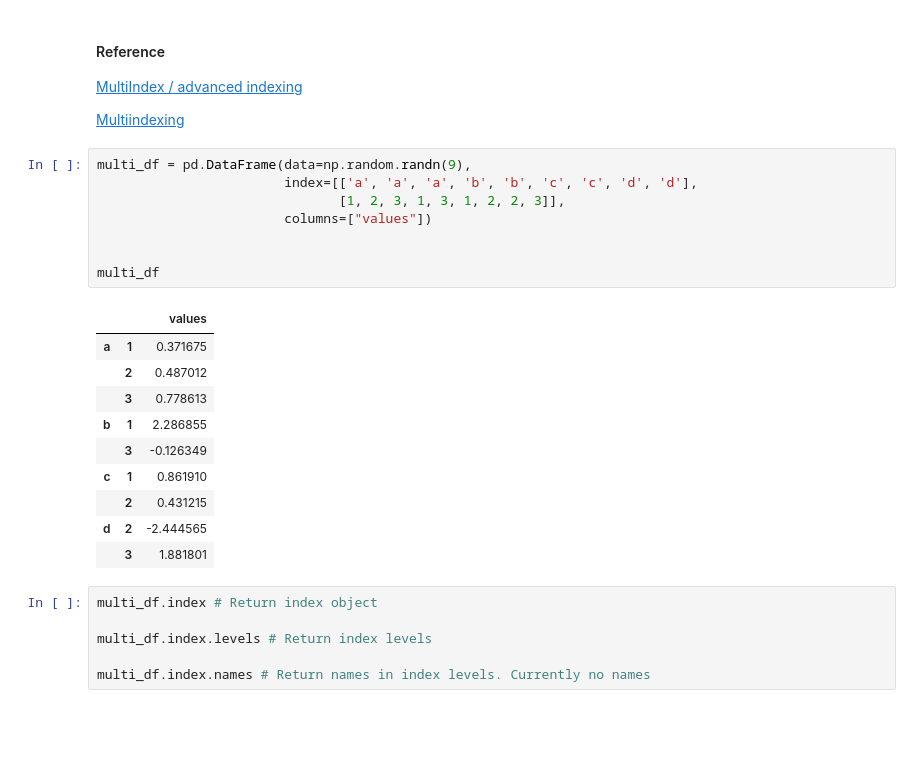
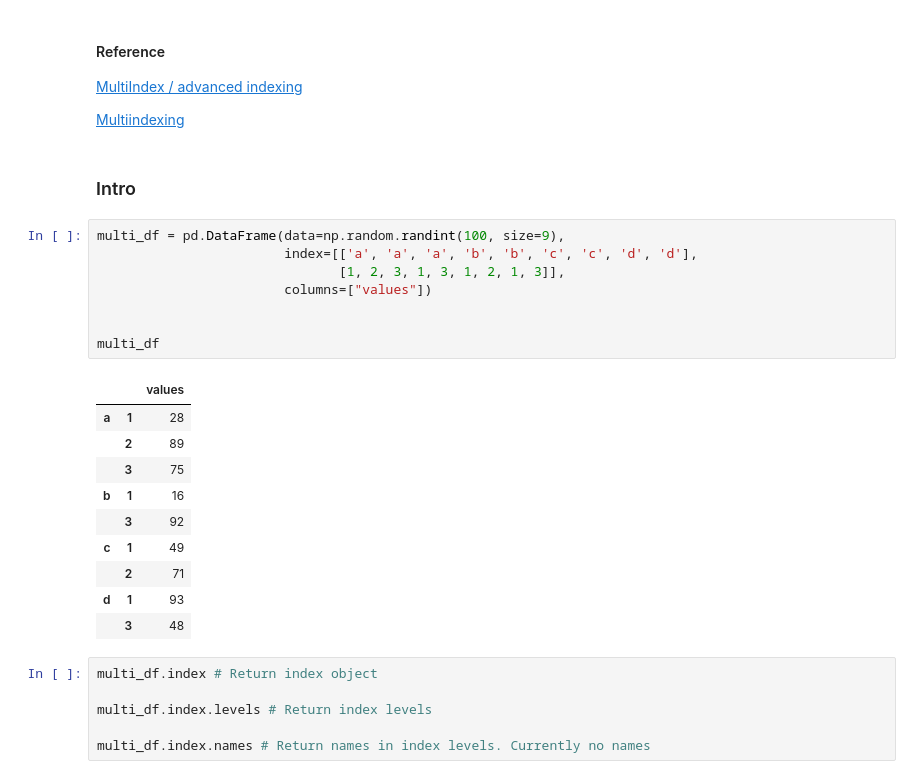
Before and after one commit to Okroshiashvili/Data_Analysis_Python, a Jupyter notebook: Lecture 5/Join, Combine, Reshape DataFrame.ipynb, the cells around one changed output. Cells and saved outputs as stored; diff of their text form; blank space fills up the shorter version.

```diff
--- a/Lecture 5/Join, Combine, Reshape DataFrame.ipynb
+++ b/Lecture 5/Join, Combine, Reshape DataFrame.ipynb
@@ -54,25 +54,27 @@ Hierarchical indexing is an important feature of pandas that enables you to have
 
 
 [Multiindexing](https://pandas.pydata.org/pandas-docs/stable/user_guide/cookbook.html#multiindexing)
+# %% [markdown]
+### Intro
 # %%
-multi_df = pd.DataFrame(data=np.random.randn(9),
+multi_df = pd.DataFrame(data=np.random.randint(100, size=9),
                         index=[['a', 'a', 'a', 'b', 'b', 'c', 'c', 'd', 'd'],
-                               [1, 2, 3, 1, 3, 1, 2, 2, 3]],
+                               [1, 2, 3, 1, 3, 1, 2, 1, 3]],
                         columns=["values"])
 
 
 multi_df
 # %% [output]
 |  |  | values |
-| a | 1 | 0.371675 |
-|  | 2 | 0.487012 |
-|  | 3 | 0.778613 |
-| b | 1 | 2.286855 |
-|  | 3 | -0.126349 |
-| c | 1 | 0.861910 |
-|  | 2 | 0.431215 |
-| d | 2 | -2.444565 |
-|  | 3 | 1.881801 |
+| a | 1 | 28 |
+|  | 2 | 89 |
+|  | 3 | 75 |
+| b | 1 | 16 |
+|  | 3 | 92 |
+| c | 1 | 49 |
+|  | 2 | 71 |
+| d | 1 | 93 |
+|  | 3 | 48 |
 # %%
 multi_df.index # Return index object
 
```
Also changed, not shown: parts of 27 cells of this notebook, 1 other file.
